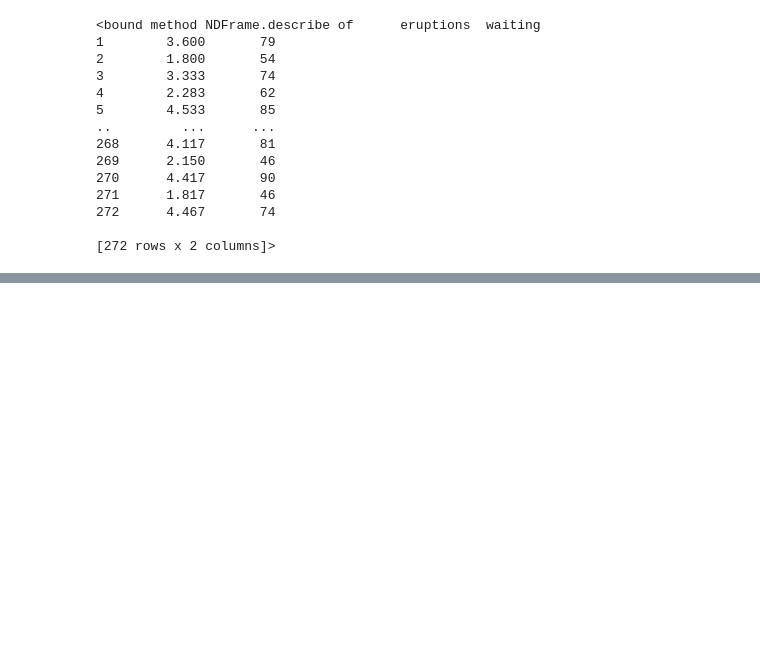
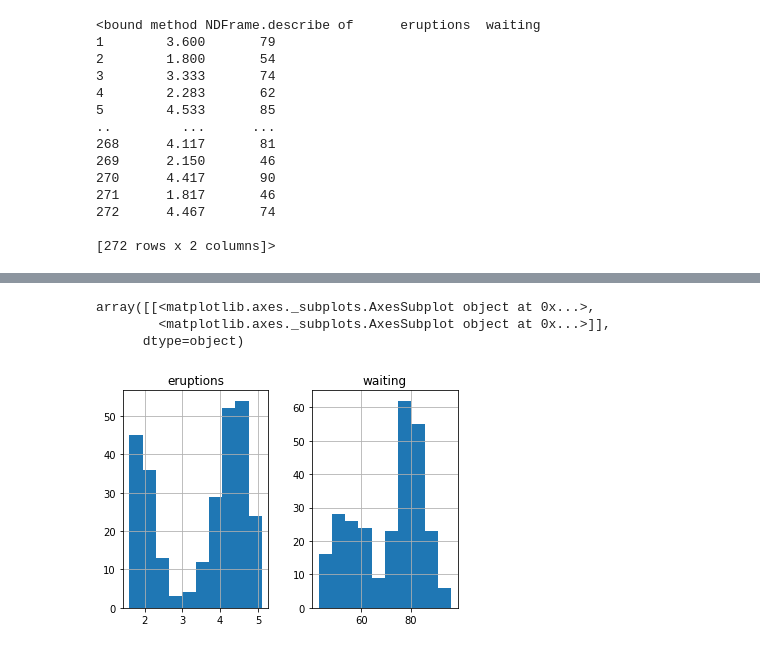
Before and after one commit to leejyy/New, a Jupyter notebook: Panda1.ipynb, the cells around one changed output, grey strips where cells are left out. Drawn from its saved outputs; the diff is of its cells as text; code cells hidden in the pictures; blank space fills up the shorter version.

```diff
--- a/Panda1.ipynb
+++ b/Panda1.ipynb
@@ -237,0 +257,7 @@ df.describe
+# %%
+df.hist()
+# %% [output]
+array([[<matplotlib.axes._subplots.AxesSubplot object at 0x...>,
+        <matplotlib.axes._subplots.AxesSubplot object at 0x...>]],
+      dtype=object)
+[figure, added]
```
Also changed, not shown: parts of 5 cells of this notebook.
